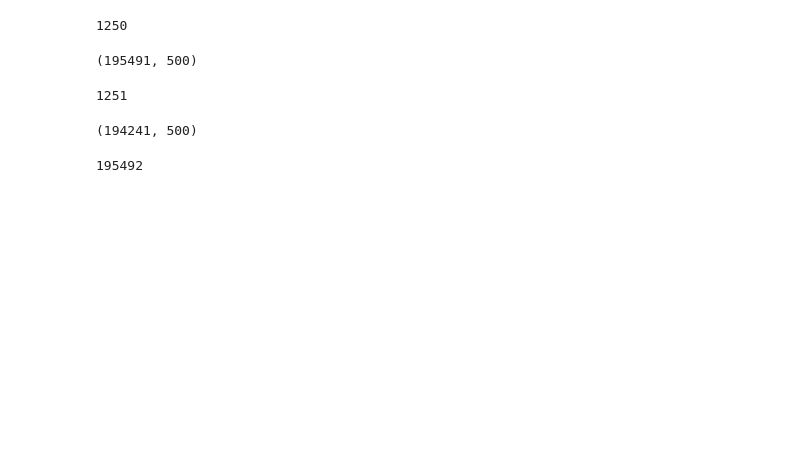
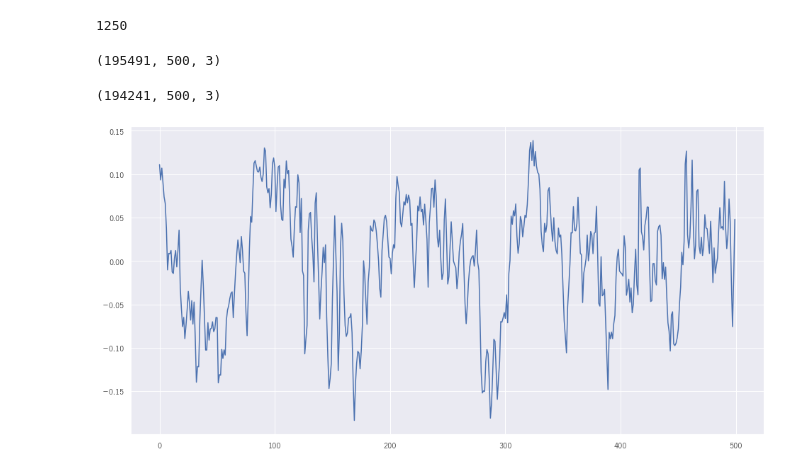
Before and after one commit to nekketsu2010/SHL2020, a Jupyter notebook: Notebook/大山研手法データ前処理.ipynb, the cells around one changed output. Saved outputs shown, nothing was run; the diff lists cells and outputs as text; code cells hidden in the pictures; blank space fills up the shorter version.

```diff
--- a/Notebook/大山研手法データ前処理.ipynb
+++ b/Notebook/大山研手法データ前処理.ipynb
@@ -1332,21 +1341,19 @@ len(change_index)
 # %% [output]
 1250
 # %%
-train_Bag = np.load("../Data/センサ別npyファイル/train/train_Bag/train_Bag_Acc.npy")[:, :, 0]
+train_Bag = np.load("../Data/センサ別npyファイル/train/train_Hips/train_Hips_Glo_LAcc_ver2.npy")
 train_Bag.shape
 # %% [output]
-(195491, 500)
+(195491, 500, 3)
-# %%
-change_index.append(120845)
-len(change_index)
-# %% [output]
-1251
 # %%
 train_Bag = np.delete(train_Bag, change_index, axis=0)
 train_Bag.shape
 # %% [output]
-(194241, 500)
+(194241, 500, 3)
-# %%
-194241 + 1251
-# %% [output]
-195492
+# %%
+plt.figure(figsize=(16, 8))
+
+plt.plot(train_Bag[1000, :, 0])
+plt.show()
+# %% [output]
+[figure, added]
```
Also changed, not shown: parts of 39 cells of this notebook, 33 other files.
